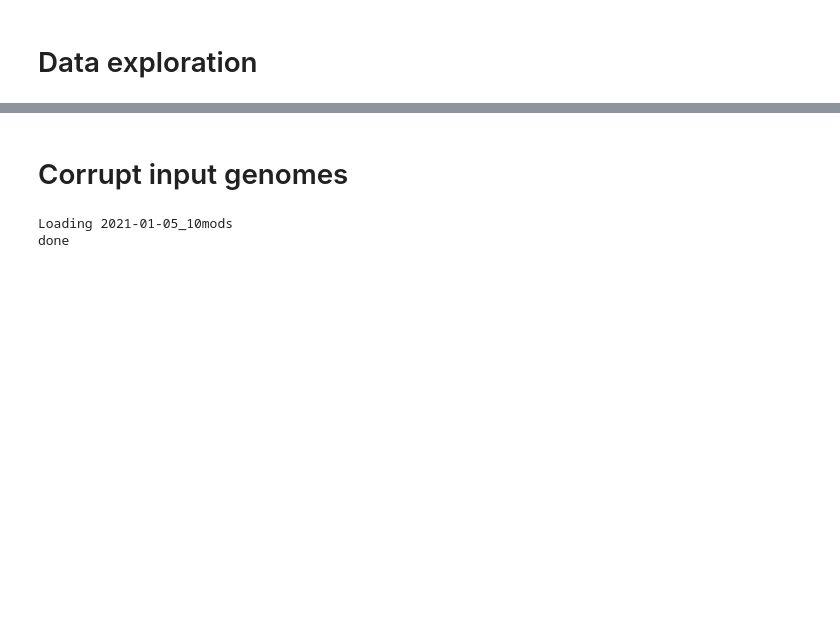
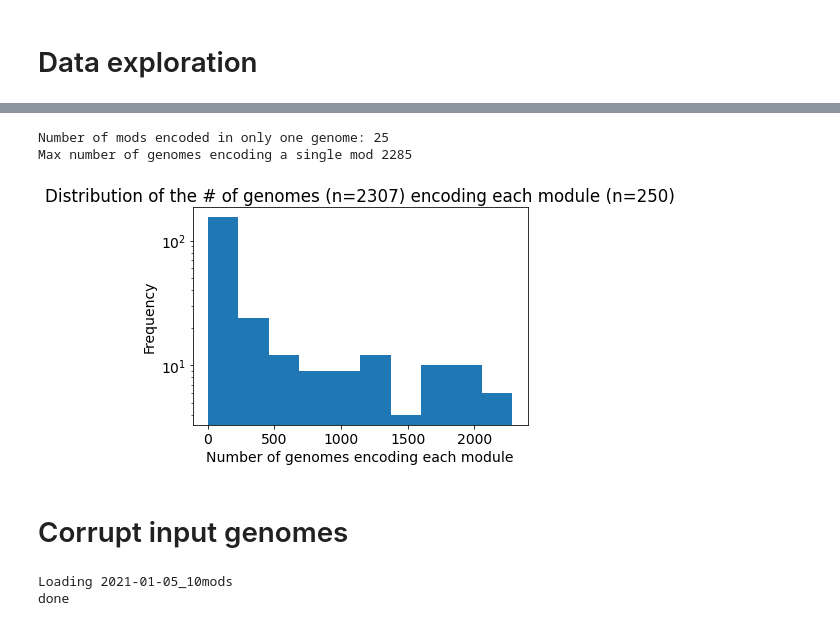
Before and after one commit to natasha-dudek/DeepGenomeVector, a Jupyter notebook: main.ipynb, the cells around one changed output, grey strips where cells are left out. Saved outputs shown, nothing was run; the diff lists cells and outputs as text; code cells hidden in the pictures; blank space fills up the shorter version.

```diff
--- a/main.ipynb
+++ b/main.ipynb
@@ -209,16 +158,24 @@ plt.title("Distribution of the # of modules (n="+str(n_mods_)+") per genome (n="
 # %%
-# # Count and plot the number of genomes that encode each module
-# mods_count = defaultdict(int)
-# for org in org_to_mod_to_kos:
-#     for mod in org_to_mod_to_kos[org]:
-#         mods_count[mod] += 1
+# Count and plot the number of genomes that encode each module
+# This is for the whole dataset
+mods_count = defaultdict(int)
+org_count = 0
+for org in tla_to_mod_to_kos:
+    for mod in tla_to_mod_to_kos[org]:
+        mods_count[mod] += 1
+    org_count += 1
 
-# plt.hist(mods_count.values(), 50)
-# plt.xlabel("Number of genomes encoding each module")
-# plt.ylabel("Frequency")
-# plt.title("Distribution of the # of genomes (n="+str(n_genomes)+") encoding each module (n="+str(n_mods)+")")
-# plt.yscale('log')
-# print("Number of mods encoded in only one genome:",list(mods_count.values()).count(1))
+plt.hist(mods_count.values(), 10)
+plt.xlabel("Number of genomes encoding each module")
+plt.ylabel("Frequency")
+plt.title("Distribution of the # of genomes (n="+str(org_count)+") encoding each module (n="+str(len(mods_count))+")")
+plt.yscale('log')
+print("Number of mods encoded in only one genome:",list(mods_count.values()).count(1))
+print("Max number of genomes encoding a single mod", max(list(mods_count.values())))
+# %% [output]
+Number of mods encoded in only one genome: 25
+Max number of genomes encoding a single mod 2285
+[figure, added]
 # %%
 # # Plot the percentage of genes per genome that contribute to modules
 # perc_mod = []
```
Also changed, not shown: parts of 45 cells of this notebook, 3 other files.
